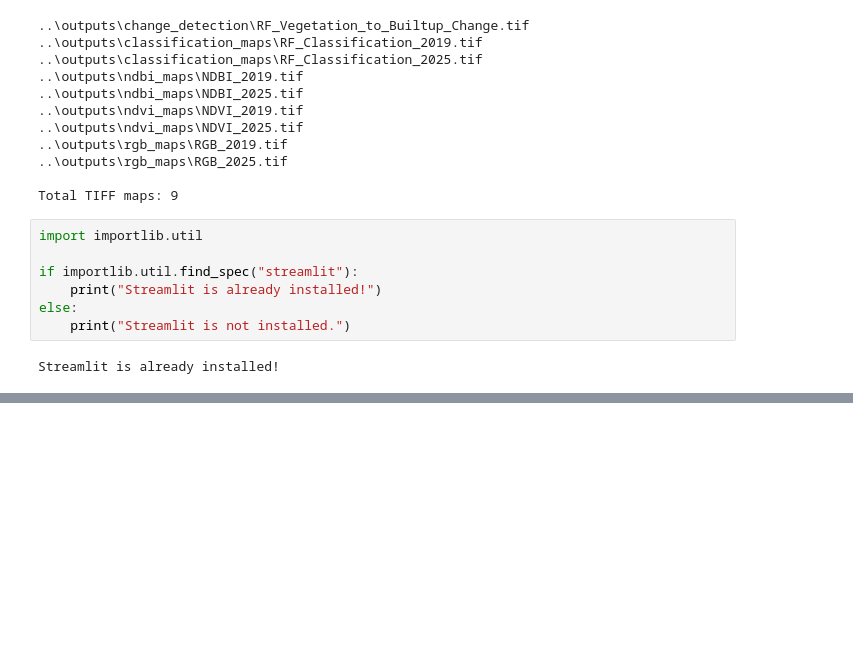
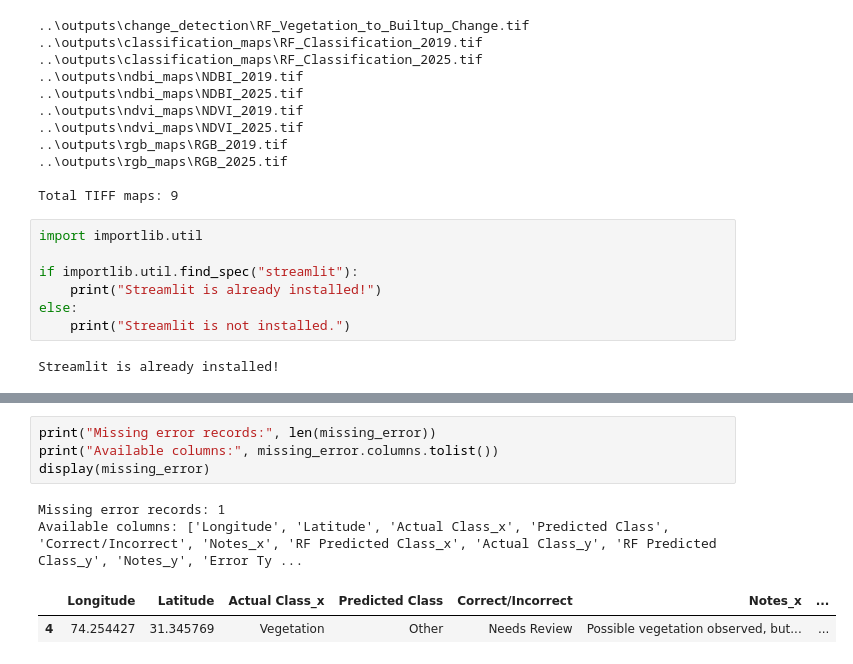
Before and after one commit to mahnoorinnovation/Punjab-GeoGuardian, a Jupyter notebook: notebooks/01_AOI_and_Sentinel2.ipynb, the cells around one changed output, grey strips where cells are left out. Drawn from its saved outputs; the diff is of its cells as text; blank space fills up the shorter version.

```diff
--- a/notebooks/01_AOI_and_Sentinel2.ipynb
+++ b/notebooks/01_AOI_and_Sentinel2.ipynb
@@ -4606,0 +4713,9 @@ Streamlit is already installed!
+# %%
+print("Missing error records:", len(missing_error))
+print("Available columns:", missing_error.columns.tolist())
+display(missing_error)
+# %% [output]
+Missing error records: 1
+Available columns: ['Longitude', 'Latitude', 'Actual Class_x', 'Predicted Class', 'Correct/Incorrect', 'Notes_x', 'RF Predicted Class_x', 'Actual Class_y', 'RF Predicted Class_y', 'Notes_y', 'Error Ty ...
+|  | Longitude | Latitude | Actual Class_x | Predicted Class | Correct/Incorrect | Notes_x | ... |
+| 4 | 74.254427 | 31.345769 | Vegetation | Other | Needs Review | Possible vegetation observed, but... | ... |
```
Also changed, not shown: parts of 9 cells of this notebook, 15 other files.
